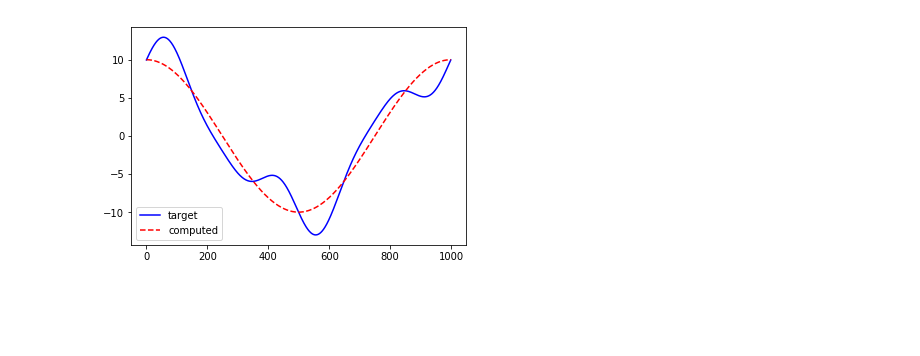
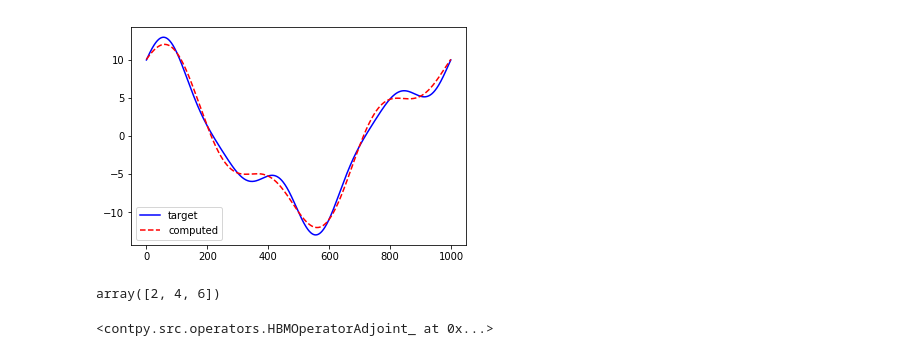
Before and after one commit to jenovencio/contpy, a Jupyter notebook: notebooks/test_HBMOperator.ipynb, the cells around one changed output. Drawn from its saved outputs; the diff is of its cells as text; code cells hidden in the pictures; blank space fills up the shorter version.

```diff
--- a/notebooks/test_HBMOperator.ipynb
+++ b/notebooks/test_HBMOperator.ipynb
@@ -37,20 +37,21 @@ plt.show()
 # %%
 ndofs = 2
-nH = 2 # number of harmonics to be considererd
+nH = 4 # number of harmonics to be considererd
 n_points = 1000 # number of points to be considered
 
 
 time_list = np.linspace(0,1,n_points)
 f_list = np.array(list(map(func,time_list)))
 f_desired = np.array([f_list]*ndofs)
 
 Q = frequency.assemble_hbm_operator(ndofs,number_of_harm=nH ,n_points=n_points) # bases of truncaded Fourier
 
 f_actual = Q.dot(Q.H.dot(f_desired))
+
+
+plt.plot(f_list,'b',label='target')
+plt.plot(f_actual[0],'r--',label='computed')
+plt.legend()
+plt.show()
+# %% [output]
+[figure, added]
-# %%
-plt.plot(f_list,'b',label='target')
-plt.plot(f_actual[0],'r--',label='computed')
-plt.legend()
-plt.show()
-# %% [output]
-[figure, removed]
@@ -56,0 +60,8 @@ plt.show()
+# %%
+2*l
+# %% [output]
+array([2, 4, 6])
+# %%
+Q.H.
+# %% [output]
+<contpy.src.operators.HBMOperatorAdjoint_ at 0x...>
```
Also changed, not shown: parts of 3 cells of this notebook, 1 other file.
